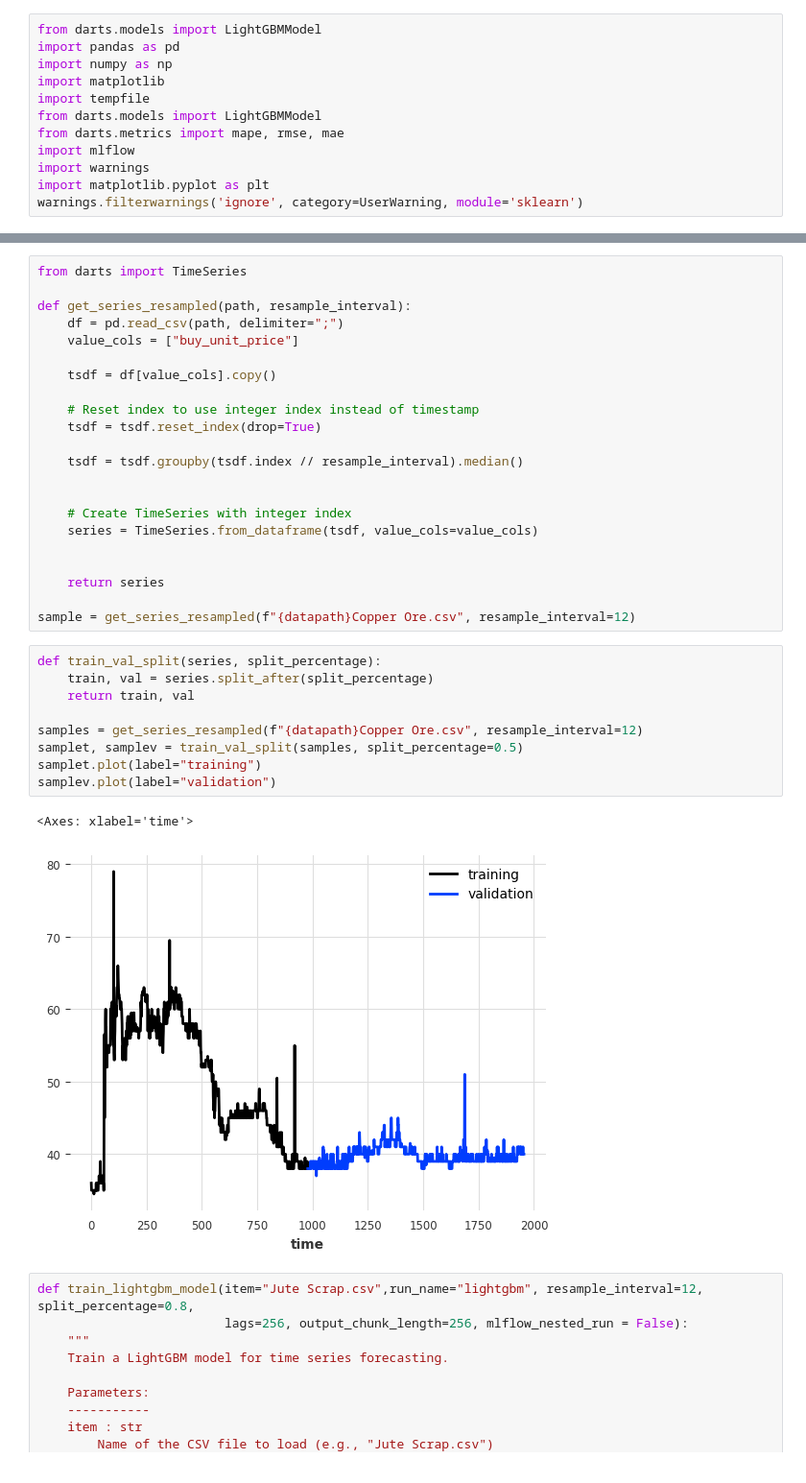
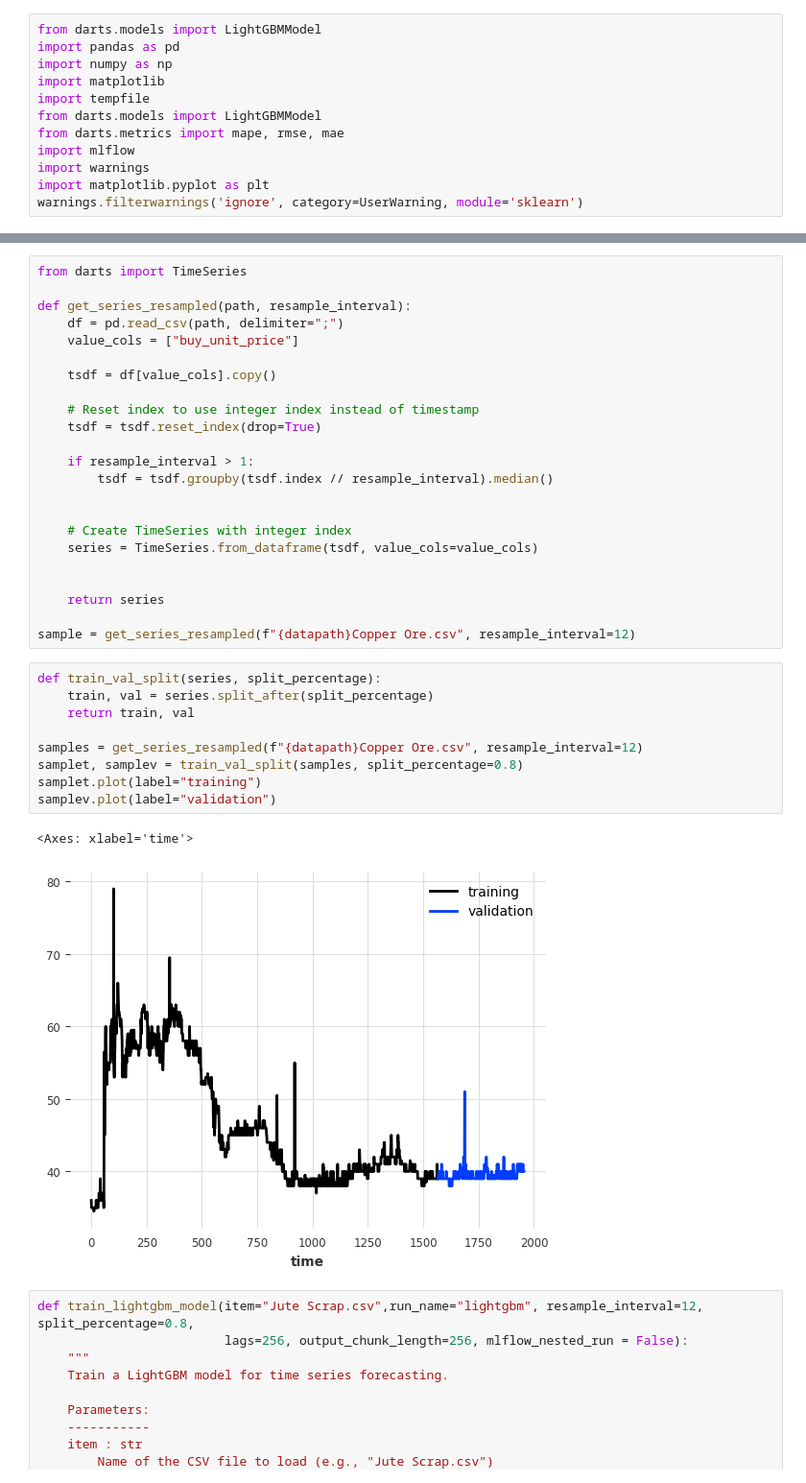
Before and after one commit to danielmuxel/casml4se-stonkswagen, a Jupyter notebook: notebooks/models/model_lightgbm/gw2_lightgbm.ipynb, the cells around one changed output, grey strips where cells are left out. Shown at 96% size. Drawn from its saved outputs; the diff is of its cells as text.

```diff
--- a/notebooks/models/model_lightgbm/gw2_lightgbm.ipynb
+++ b/notebooks/models/model_lightgbm/gw2_lightgbm.ipynb
@@ -68,7 +65,8 @@ def get_series_resampled(path, resample_interval):
     # Reset index to use integer index instead of timestamp
     tsdf = tsdf.reset_index(drop=True)
 
-    tsdf = tsdf.groupby(tsdf.index // resample_interval).median()
+    if resample_interval > 1:
+        tsdf = tsdf.groupby(tsdf.index // resample_interval).median()
 
 
     # Create TimeSeries with integer index
@@ -81,15 +79,15 @@ sample = get_series_resampled(f"{datapath}Copper Ore.csv", resample_interval=12)
 # %%
 def train_val_split(series, split_percentage):
     train, val = series.split_after(split_percentage)
     return train, val
 
 samples = get_series_resampled(f"{datapath}Copper Ore.csv", resample_interval=12)
-samplet, samplev = train_val_split(samples, split_percentage=0.5)
+samplet, samplev = train_val_split(samples, split_percentage=0.8)
 samplet.plot(label="training")
 samplev.plot(label="validation")
 # %% [output]
 <Axes: xlabel='time'>
-[figure, old version]
+[figure, new version]
 # %%
 def train_lightgbm_model(item="Jute Scrap.csv",run_name="lightgbm", resample_interval=12, split_percentage=0.8,
                          lags=256, output_chunk_length=256, mlflow_nested_run = False):
```
Also changed, not shown: parts of 8 cells of this notebook, 1 other file.
